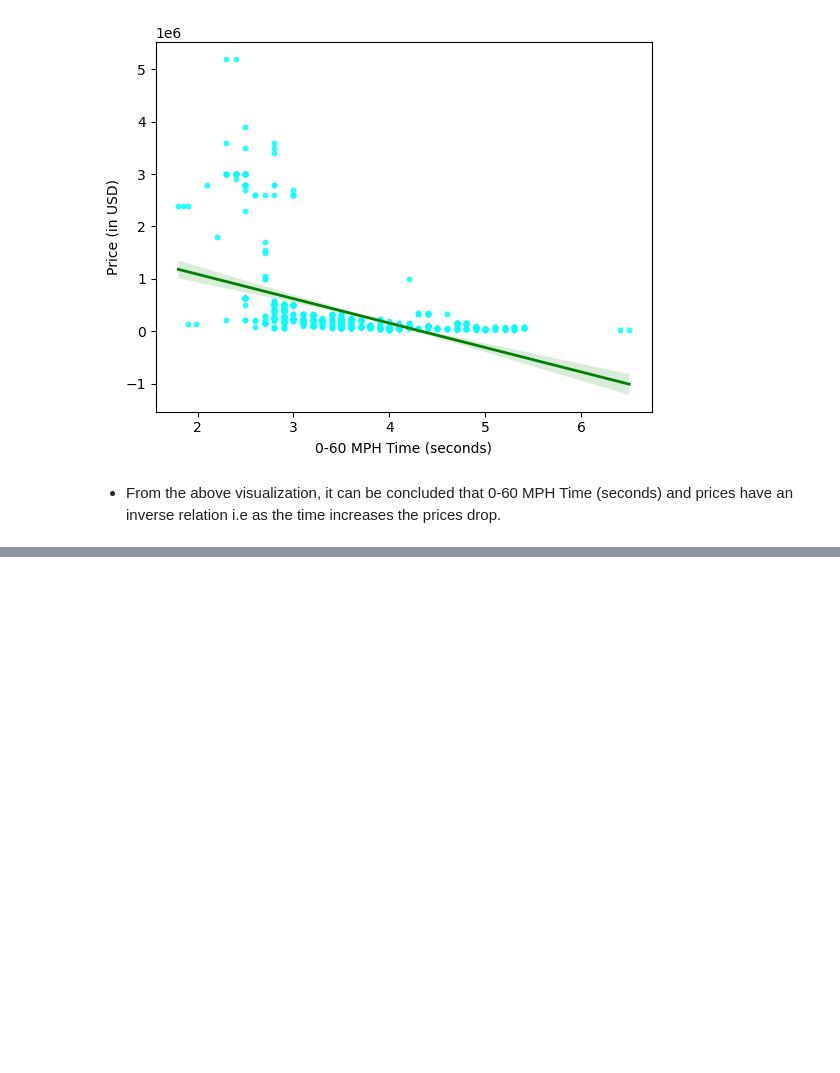
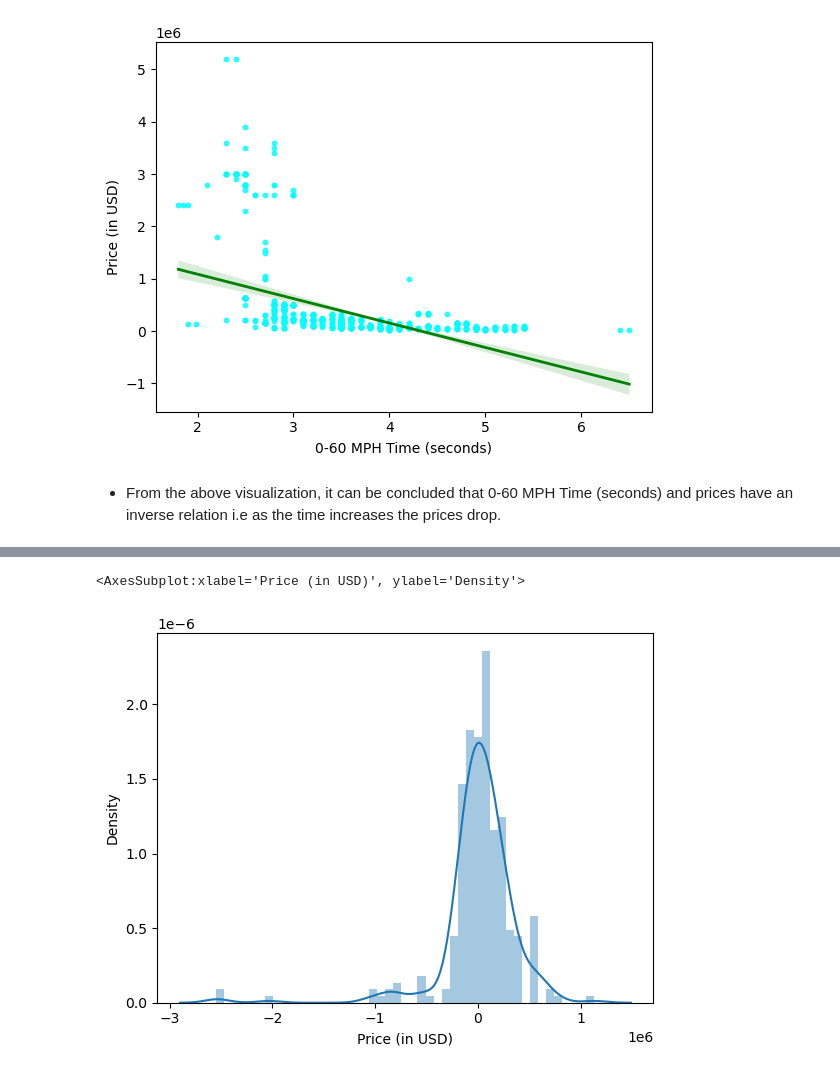
Before and after one commit to rajatmann/SportsCar-DataSet-Analysis-and-Price-Prediction, a Jupyter notebook: SportsCar EDA and Price Prediction.ipynb, the cells around one changed output, grey strips where cells are left out. Cells and saved outputs as stored; diff of their text form; code cells hidden in the pictures; blank space fills up the shorter version.

```diff
--- a/SportsCar EDA and Price Prediction.ipynb
+++ b/SportsCar EDA and Price Prediction.ipynb
@@ -614,0 +652,2 @@ sns.regplot(data= sportscar, x = '0-60 MPH Time (seconds)', y = 'Price (in USD)'
+# %%
+X_train_SS = scaler1.fit_transform(X_train)
@@ -614,0 +664,2 @@ sns.regplot(data= sportscar, x = '0-60 MPH Time (seconds)', y = 'Price (in USD)'
+# %%
+X_test_SS = scaler1.transform(X_test)
@@ -614,0 +682,6 @@ sns.regplot(data= sportscar, x = '0-60 MPH Time (seconds)', y = 'Price (in USD)'
+# %%
+# Importing Linear Regression model.
+from sklearn.linear_model import LinearRegression
+regression1 = LinearRegression()
+regression1.fit(X_train_SS,y_train)
+regression2.fit(X2_train_SS, y2_train)
@@ -614,0 +719,3 @@ sns.regplot(data= sportscar, x = '0-60 MPH Time (seconds)', y = 'Price (in USD)'
+# %%
+predictions1 = regression1.predict(X_test_SS)
+predictions2 = regression2.predict(X2_test_SS)
@@ -614,0 +777,5 @@ sns.regplot(data= sportscar, x = '0-60 MPH Time (seconds)', y = 'Price (in USD)'
+# %%
+sns.distplot(predictions1-y_test) #Full Data
+# %% [output]
+<AxesSubplot:xlabel='Price (in USD)', ylabel='Density'>
+[figure, added]
```
Also changed, not shown: parts of 53 cells of this notebook.
